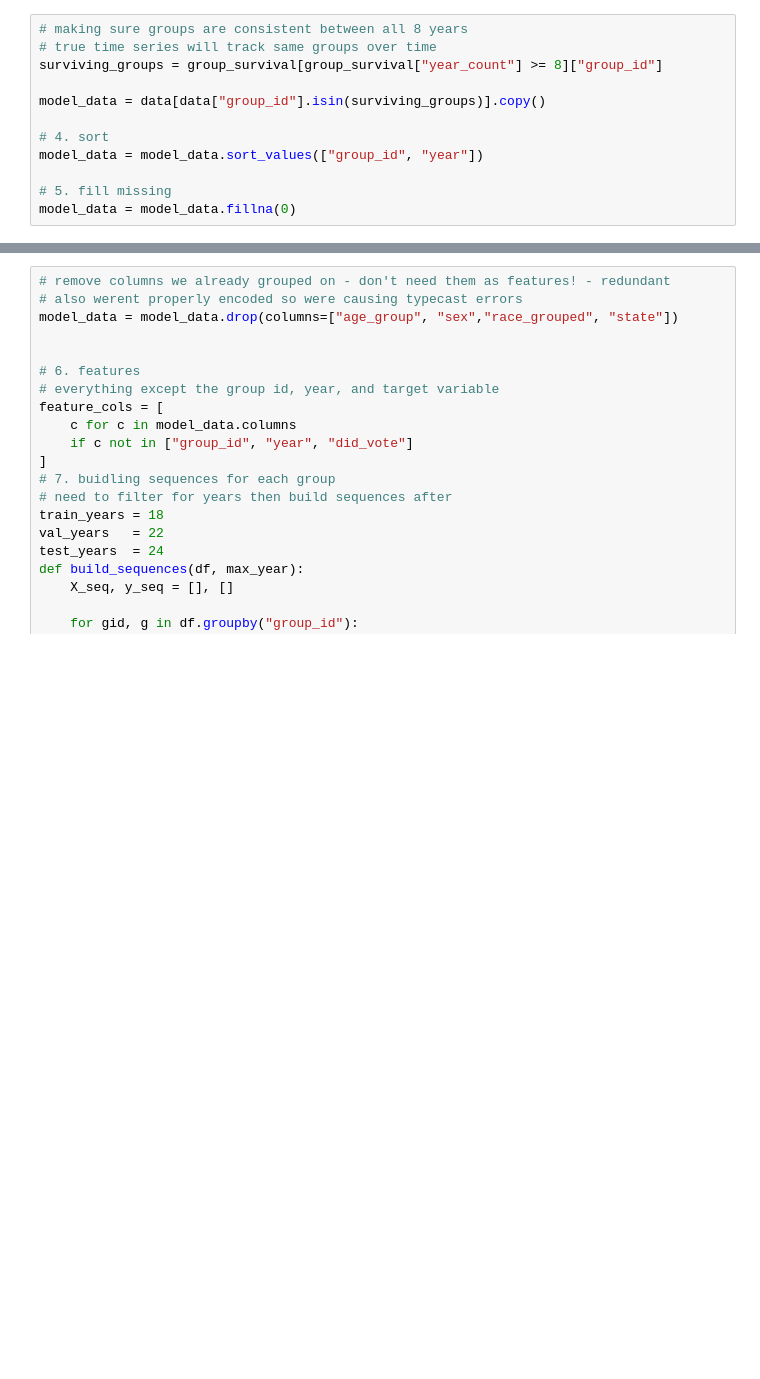
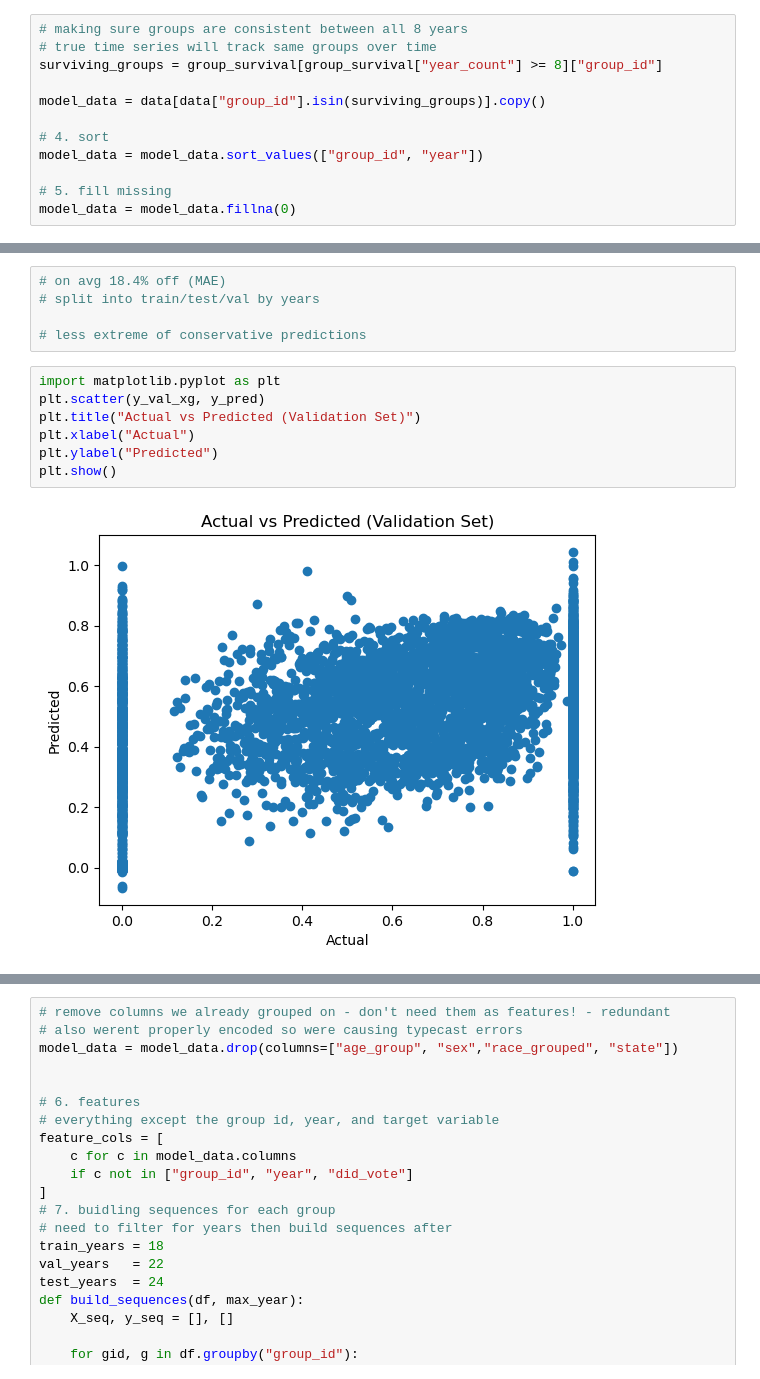
Before and after one commit to ecw70574/US-Census-Voting-and-Registration-DSCI-Capstone-Project, a Jupyter notebook: LSTM-pipeline-and-training.ipynb, the cells around one changed output, grey strips where cells are left out. Drawn from its saved outputs; the diff is of its cells as text; blank space fills up the shorter version.

```diff
--- a/LSTM-pipeline-and-training.ipynb
+++ b/LSTM-pipeline-and-training.ipynb
@@ -183,0 +280,14 @@ model_data.head()
+# %%
+# on avg 18.4% off (MAE)
+# split into train/test/val by years
+
+# less extreme of conservative predictions
+# %%
+import matplotlib.pyplot as plt
+plt.scatter(y_val_xg, y_pred)
+plt.title("Actual vs Predicted (Validation Set)")
+plt.xlabel("Actual")
+plt.ylabel("Predicted")
+plt.show()
+# %% [output]
+[figure, added]
```
Also changed, not shown: parts of 20 cells of this notebook, 1 other file.
